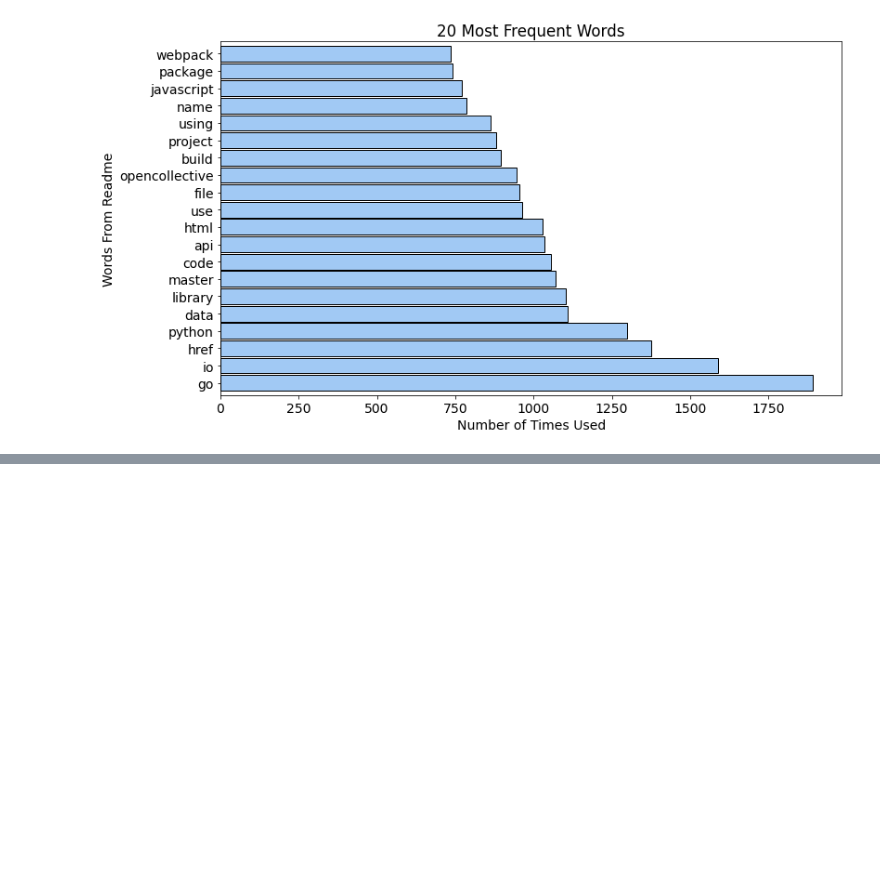
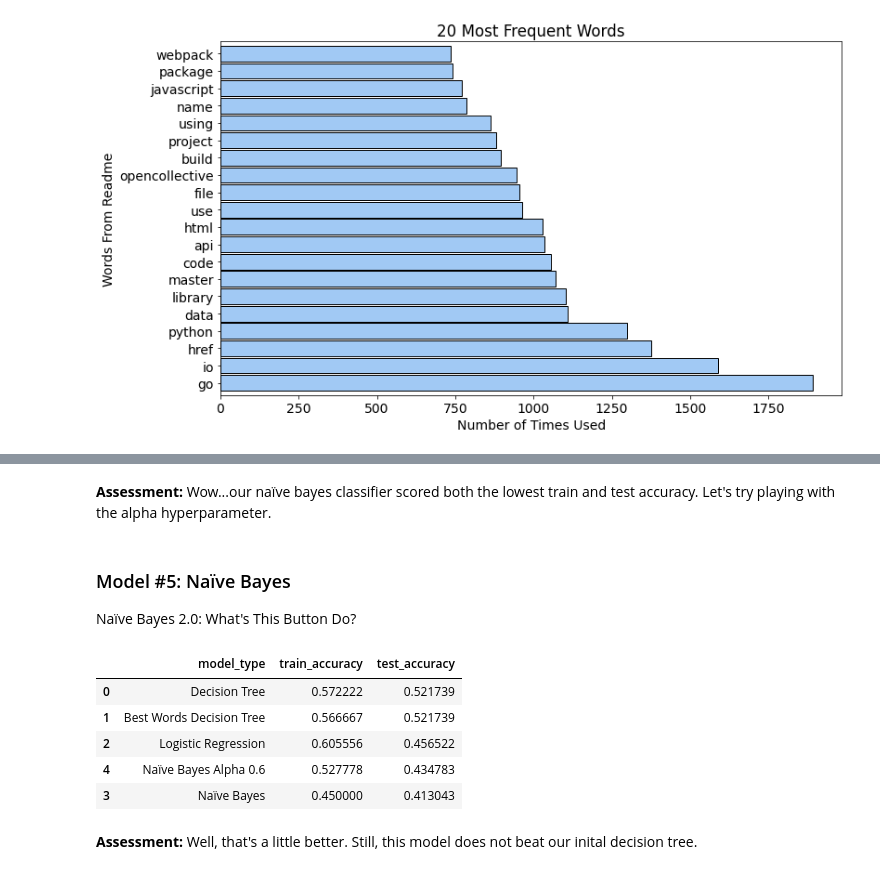
Before and after one commit to cobb-jiang-hartman-npl-project/github-repository-project, a Jupyter notebook: final_project.ipynb, the cells around one changed output, grey strips where cells are left out. Cells and saved outputs as stored; diff of their text form; code cells hidden in the pictures; blank space fills up the shorter version.

```diff
--- a/final_project.ipynb
+++ b/final_project.ipynb
@@ -524,0 +576,22 @@ evaluation.sort_values(by="test_accuracy", ascending=False)
+# %%
+# create tfidf vectorizer object
+tfidf = TfidfVectorizer()
+
+# use tfidf object to create model features
+X = tfidf.fit_transform(df.clean_readme_contents)
+
+# establish model target
+y = df.language
+
+# split data
+X_train, X_test, y_train, y_test = pp.split_repo_data(X, y)
+
+# create model object
+nb = MultinomialNB()
+
+# fit model object
+nb.fit(X_train, y_train)
+
+# append evaluation
+evaluation = ev.append_evaluation(evaluation, model_type="Naïve Bayes", model_object=nb, X_train=X_train, y_train=y_train, X_test=X_test, y_test=y_test)
+evaluation.sort_values(by="test_accuracy", ascending=False)
@@ -524,0 +604,36 @@ evaluation.sort_values(by="test_accuracy", ascending=False)
+# %% [markdown]
+**Assessment:** Wow...our naïve bayes classifier scored both the lowest train and test accuracy. Let's try playing with the alpha hyperparameter.
+# %% [markdown]
+### Model #5: Naïve Bayes
+Naïve Bayes 2.0: What's This Button Do?
+# %%
+# create tfidf vectorizer object
+tfidf = TfidfVectorizer()
+
+# use tfidf object to create model features
+X = tfidf.fit_transform(df.clean_readme_contents)
+
+# establish model target
+y = df.language
+
+# split data
+X_train, X_test, y_train, y_test = pp.split_repo_data(X, y)
+
+# create model object
+nb = MultinomialNB(alpha=0.6)
+
+# fit model object
+nb.fit(X_train, y_train)
+
+# append evaluation
+evaluation = ev.append_evaluation(evaluation, model_type="Naïve Bayes Alpha 0.6", model_object=nb, X_train=X_train, y_train=y_train, X_test=X_test, y_test=y_test)
+evaluation.sort_values(by="test_accuracy", ascending=False)
+# %% [output]
+|  | model_type | train_accuracy | test_accuracy |
+| 0 | Decision Tree | 0.572222 | 0.521739 |
+| 1 | Best Words Decision Tree | 0.566667 | 0.521739 |
+| 2 | Logistic Regression | 0.605556 | 0.456522 |
+| 4 | Naïve Bayes Alpha 0.6 | 0.527778 | 0.434783 |
+| 3 | Naïve Bayes | 0.450000 | 0.413043 |
+# %% [markdown]
+**Assessment:** Well, that's a little better. Still, this model does not beat our inital decision tree.
```
Also changed, not shown: parts of 28 cells of this notebook, 3 other files.
